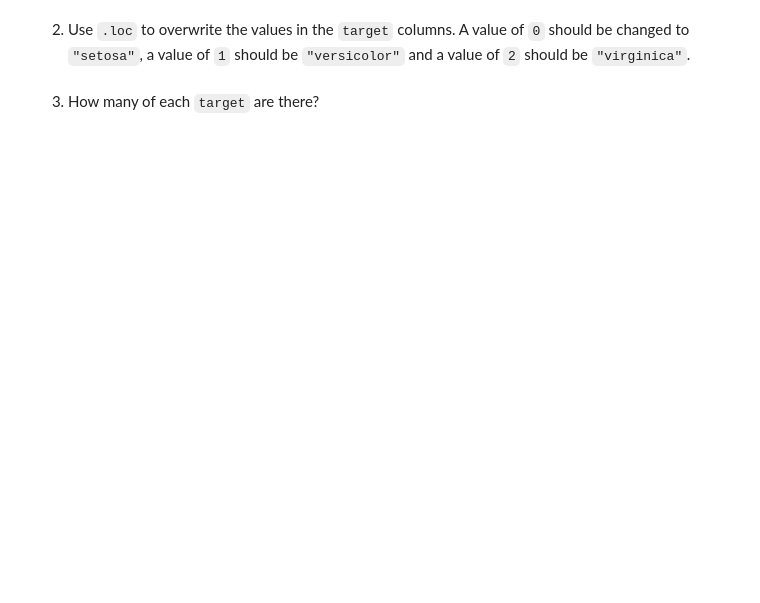
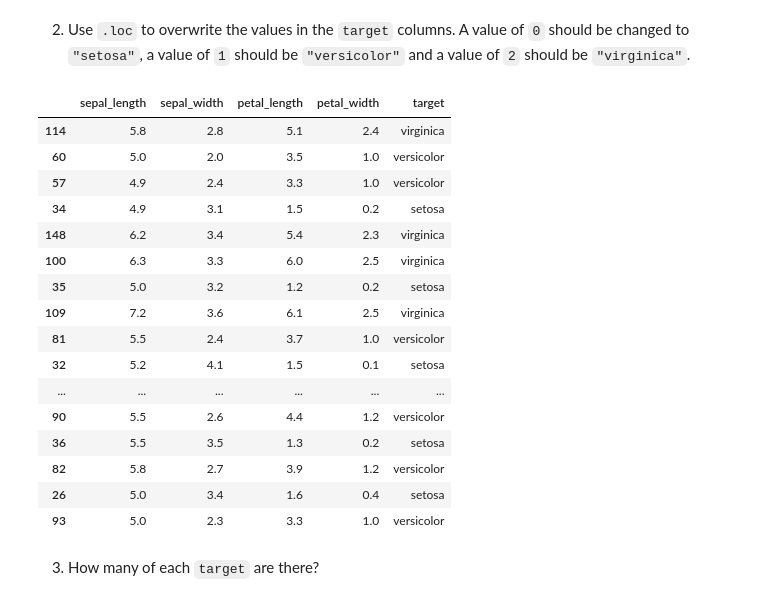
Before and after one commit to belizaga/python-prep, a Jupyter notebook: practice-problems/pandas.ipynb, the cells around one changed output. Drawn from its saved outputs; the diff is of its cells as text; code cells hidden in the pictures; blank space fills up the shorter version.

```diff
--- a/practice-problems/pandas.ipynb
+++ b/practice-problems/pandas.ipynb
@@ -151,2 +167,28 @@ Can interpret the reading
+# %%
+## Code here
+
+iris.loc[iris.target == 0, "target"] = "setosa"
+iris.loc[iris.target == 1, "target"] = "versicolor"
+iris.loc[iris.target == 2, "target"] = "virginica"
+
+iris.sample(20)
+# %% [output]
+|  | sepal_length | sepal_width | petal_length | petal_width | target |
+| 114 | 5.8 | 2.8 | 5.1 | 2.4 | virginica |
+| 60 | 5.0 | 2.0 | 3.5 | 1.0 | versicolor |
+| 57 | 4.9 | 2.4 | 3.3 | 1.0 | versicolor |
+| 34 | 4.9 | 3.1 | 1.5 | 0.2 | setosa |
+| 148 | 6.2 | 3.4 | 5.4 | 2.3 | virginica |
+| 100 | 6.3 | 3.3 | 6.0 | 2.5 | virginica |
+| 35 | 5.0 | 3.2 | 1.2 | 0.2 | setosa |
+| 109 | 7.2 | 3.6 | 6.1 | 2.5 | virginica |
+| 81 | 5.5 | 2.4 | 3.7 | 1.0 | versicolor |
+| 32 | 5.2 | 4.1 | 1.5 | 0.1 | setosa |
+| ... | ... | ... | ... | ... | ... |
+| 90 | 5.5 | 2.6 | 4.4 | 1.2 | versicolor |
+| 36 | 5.5 | 3.5 | 1.3 | 0.2 | setosa |
+| 82 | 5.8 | 2.7 | 3.9 | 1.2 | versicolor |
+| 26 | 5.0 | 3.4 | 1.6 | 0.4 | setosa |
+| 93 | 5.0 | 2.3 | 3.3 | 1.0 | versicolor |
 # %% [markdown]
 3. How many of each `target` are there?
```
Also changed, not shown: parts of 12 cells of this notebook, 2 other files.
